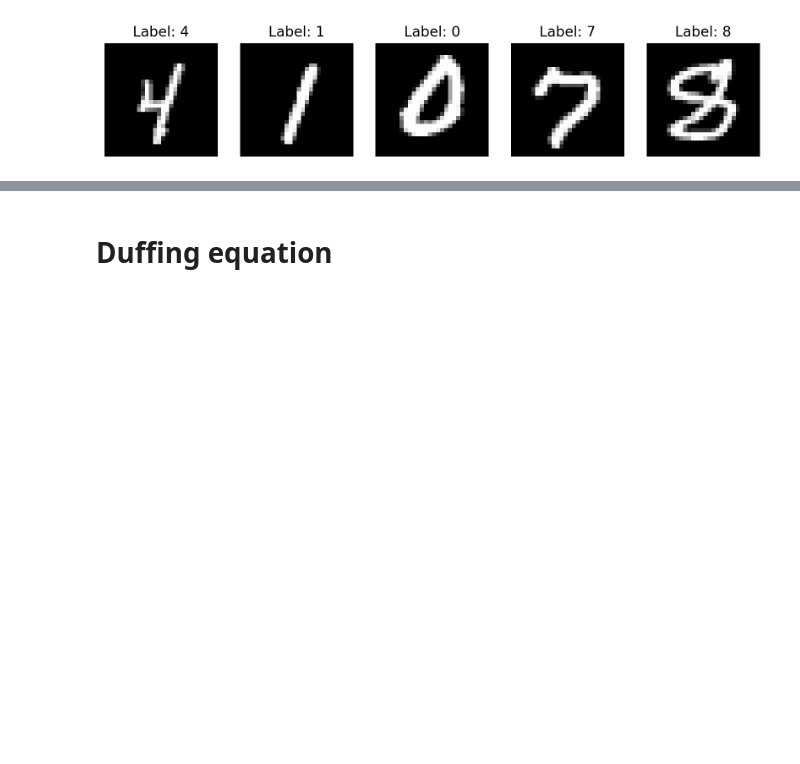
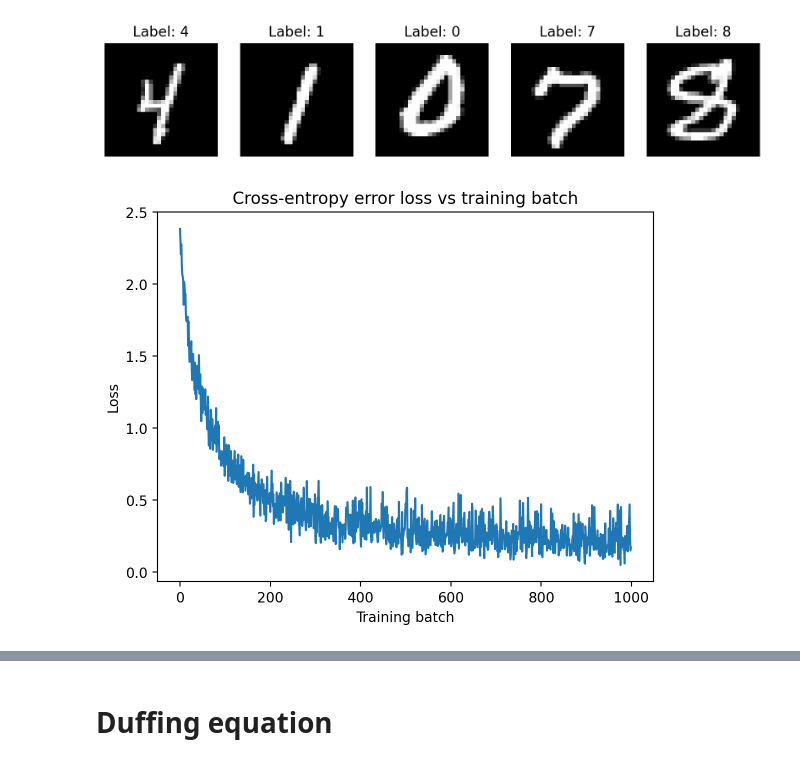
Before and after one commit to dalcio99/NNs_with_JAX, a Jupyter notebook: CNN.ipynb, the cells around one changed output, grey strips where cells are left out. Drawn from its saved outputs; the diff is of its cells as text; code cells hidden in the pictures; blank space fills up the shorter version.

Commit message:
MNIST updated

```diff
--- a/CNN.ipynb
+++ b/CNN.ipynb
@@ -223,9 +223,11 @@ key = jax.random.key(31)
 subkey, key = jax.random.split(key)
 params = CNN_init_params( subkey,
                 pixel_rows=npixels, pixel_cols=npixels,
-                num_channels=[1,30,30,30,10],
+                num_channels=[1,32,64,10],
+                # in the MNIST we have num_in_channels == num_out_channels == 1
+                # we also use a kernel of size == 3
                 kernel_sizes=[1,3,3,1],
-                final_dense_layers=[50,output_dim] )
+                final_dense_layers=[64,output_dim] )
 
 optimizer = optax.adam( learning_rate )
 opt_state = optimizer.init( params )
@@ -277,36 +279,34 @@ num_training_batches = 1000
 
 # List to store losses
 losses = []
-
-# Define your key outside the loop (only once)
-key = jax.random.PRNGKey(14)
 
 # Training loop
 for idx_batch in range(num_training_batches):
     # Slice the batch from train_data
     batch_data = train_data[idx_batch * batchsize : (idx_batch + 1) * batchsize]
 
     # Unpack the images and labels separately
     x = jnp.array([d[0] for d in batch_data])  # Extract images: Shape (batchsize, 28, 28, 1)
     y_target = jnp.array([d[1] for d in batch_data])  # Extract labels: Shape (batchsize,)
 
     # Convert y_target to one-hot encoding
     y_target_one_hot = jax.nn.one_hot(y_target, num_classes=10) # Shape: (batchsize, 10)
 
-    # Get loss and gradients with respect to network parameters
+    # Get the cross_entropy_loss and gradients with respect to network parameters
     loss, grads = cross_entropy_loss_conv_batch_val_grad(x, y_target_one_hot, params)
 
     # Update the parameters using the optimizer
     updates, opt_state = optimizer.update(grads, opt_state)
     params = optax.apply_updates(params, updates)
 
     # Store the loss for plotting later
     losses.append(loss)
 
 # Plot the loss curve
 plt.plot(losses)
-plt.yscale("log")
 plt.title("Cross-entropy error loss vs training batch")
 plt.xlabel("Training batch")
 plt.ylabel("Loss")
 plt.show()
+# %% [output]
+[figure, added]
```
Also changed, not shown: parts of 2 cells of this notebook, 1 other file.
